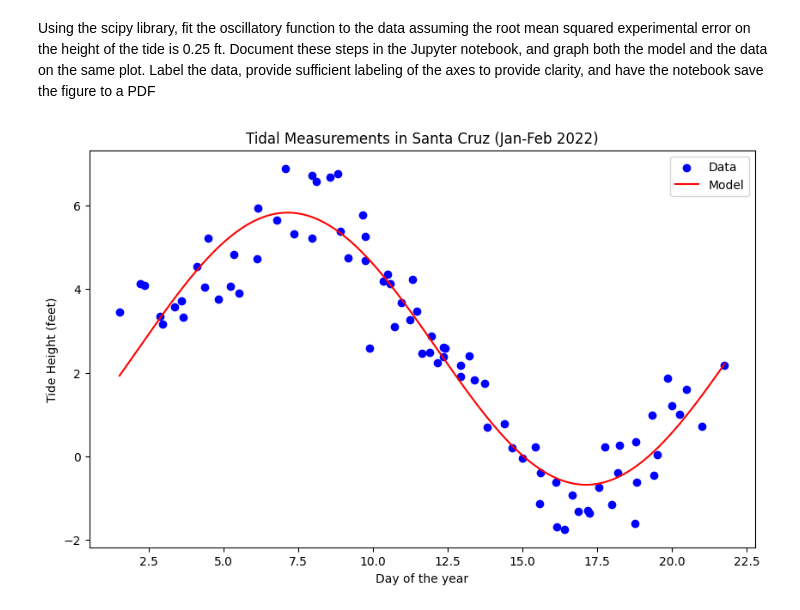
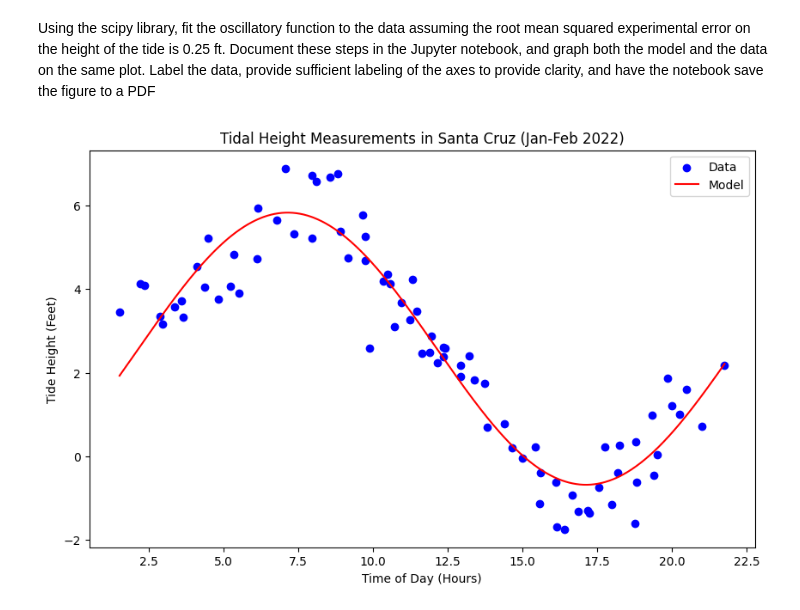
Before and after one commit to atothsmi/astr19-group-project, a Jupyter notebook: test.ipynb, the cells around one changed output. Drawn from its saved outputs; the diff is of its cells as text; code cells hidden in the pictures.

```diff
--- a/test.ipynb
+++ b/test.ipynb
@@ -39,13 +39,13 @@ popt, pcov = curve_fit(sinusoid, adjTimes, heights, sigma=y_err)
 # %%
 # Plot the data and model
 plt.figure(figsize=(10, 6))
 plt.scatter(adjTimes, heights, label='Data', color='blue')
 plt.plot(even, sinusoid(even, *popt), label='Model', color='red')
-plt.xlabel('Day of the year')
-plt.ylabel('Tide Height (feet)')
-plt.title('Tidal Measurements in Santa Cruz (Jan-Feb 2022)')
+plt.xlabel('Time of Day (Hours)')
+plt.ylabel('Tide Height (Feet)')
+plt.title('Tidal Height Measurements in Santa Cruz (Jan-Feb 2022)')
 plt.legend()
 plt.savefig('tides_model.pdf')
 plt.show()
 # %% [output]
-[figure, old version]
+[figure, new version]
```
Also changed, not shown: parts of 2 cells of this notebook, 1 other file.
